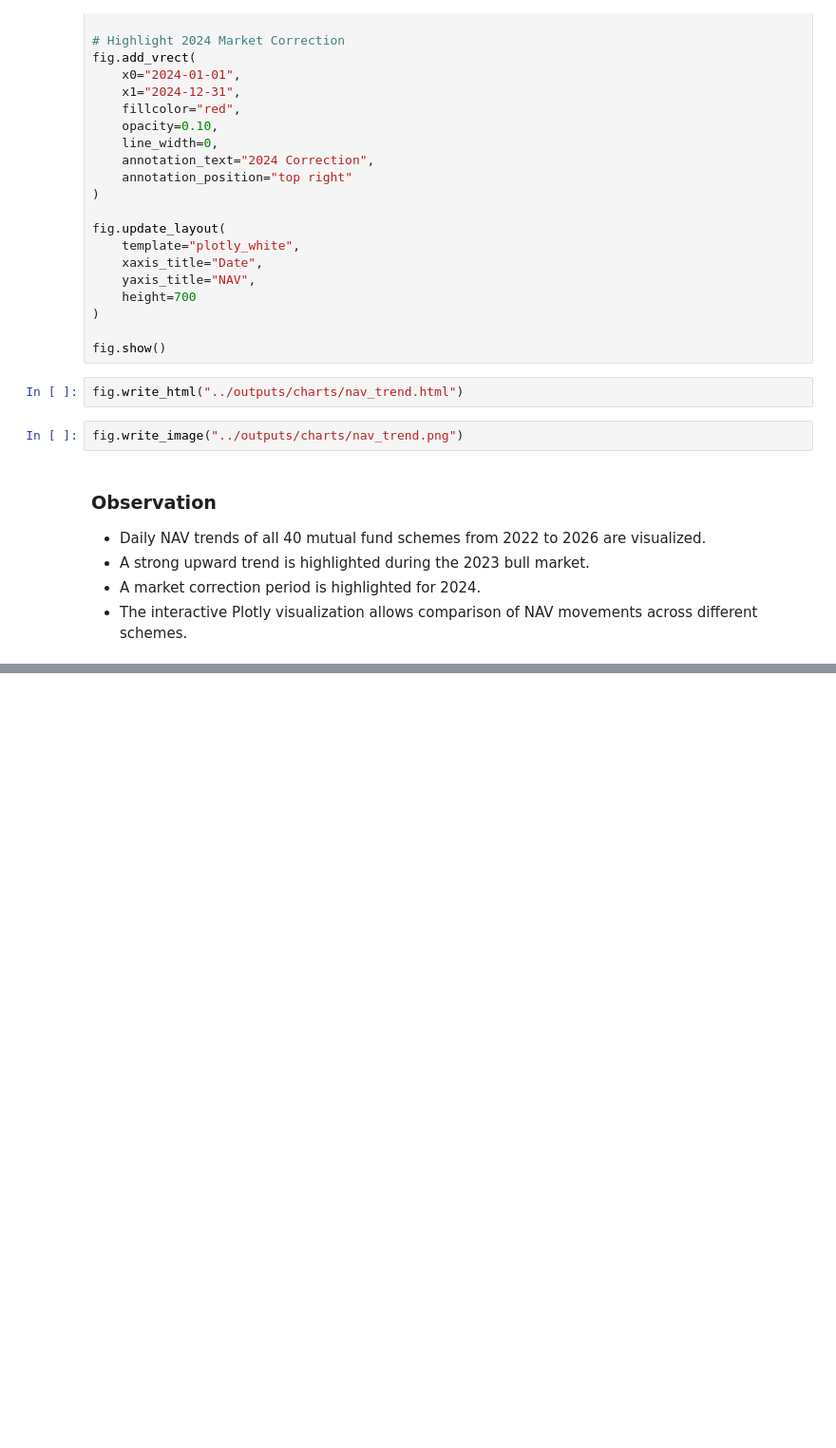
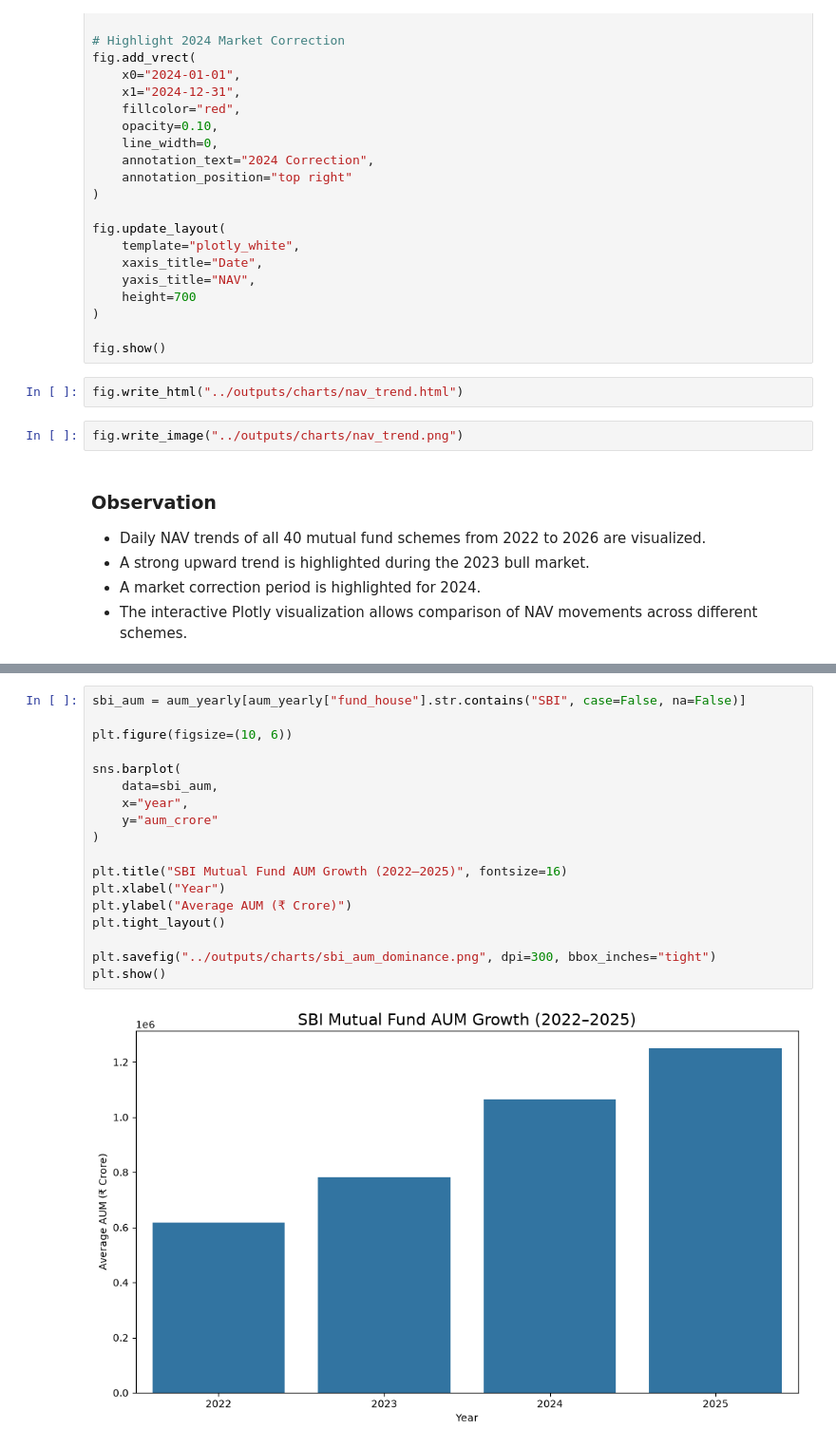
Before and after one commit to InayaKhan0210/mutual-fund-data-analytics, a Jupyter notebook: notebooks/EDA_Analysis.ipynb, the cells around one changed output, grey strips where cells are left out. Shown at 95% size. Cells and saved outputs as stored; diff of their text form; blank space fills up the shorter version.

```diff
--- a/notebooks/EDA_Analysis.ipynb
+++ b/notebooks/EDA_Analysis.ipynb
@@ -140,0 +189,20 @@ fig.write_image("../outputs/charts/nav_trend.png")
+# %%
+sbi_aum = aum_yearly[aum_yearly["fund_house"].str.contains("SBI", case=False, na=False)]
+
+plt.figure(figsize=(10, 6))
+
+sns.barplot(
+    data=sbi_aum,
+    x="year",
+    y="aum_crore"
+)
+
+plt.title("SBI Mutual Fund AUM Growth (2022–2025)", fontsize=16)
+plt.xlabel("Year")
+plt.ylabel("Average AUM (₹ Crore)")
+plt.tight_layout()
+
+plt.savefig("../outputs/charts/sbi_aum_dominance.png", dpi=300, bbox_inches="tight")
+plt.show()
+# %% [output]
+[figure, added]
```
Also changed, not shown: parts of 36 cells of this notebook.
